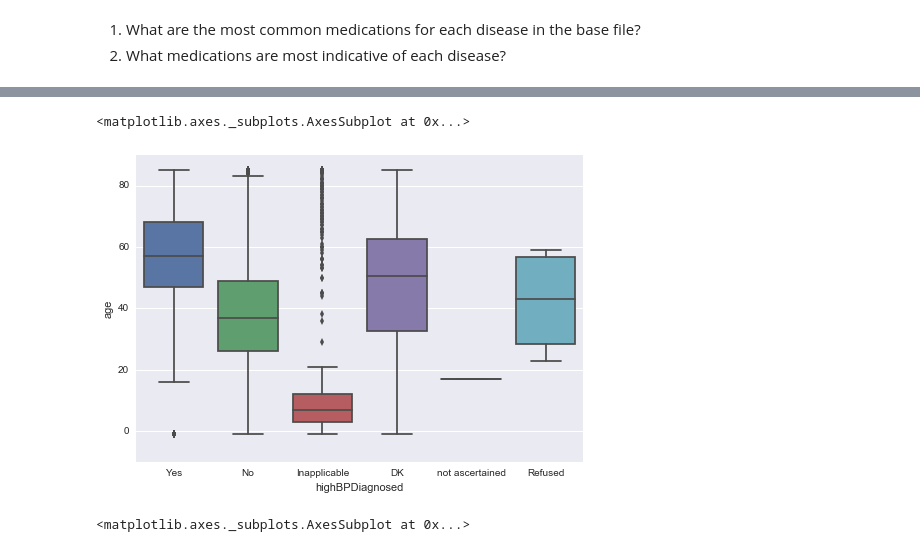
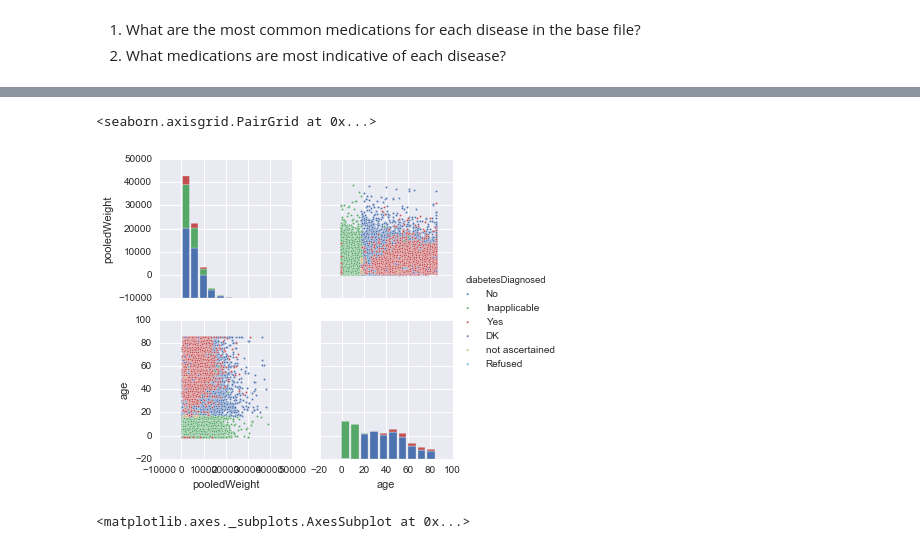
Before and after one commit to autumnchimes/medpred, a Jupyter notebook: Diseases.ipynb, the cells around one changed output, grey strips where cells are left out. Saved outputs shown, nothing was run; the diff lists cells and outputs as text; code cells hidden in the pictures.

```diff
--- a/Diseases.ipynb
+++ b/Diseases.ipynb
@@ -87,6 +91,7 @@ base_data.head()  # If people are under 16 they can't be married?  Or question i
 | 4 | 5 | 10008101 | 15 | 3635.552466 | 51 | Male | Multiple | MARRIED | No | ... |
 # %%
 base_copy = base_data.copy(deep=True)
+base_copy = base_copy.drop('Unnamed: 0', 1)
 # %%
 # Looking at frequencies for categorical variables
 base_copy['entry_count'] = 1
@@ -361,8 +827,13 @@ sns.swarmplot(x='chdDiagnosed', y='age', data=base_copy.sample(400))
-# %%
-sns.boxplot(x='highBPDiagnosed', y='age', data=base_copy)
-# %% [output]
-<matplotlib.axes._subplots.AxesSubplot at 0x...>
-[figure, removed]
+# %%
+# Pairplot works well for looking at correlations between continuous variables
+# Can also color the scatter plots with a categorical variable
+sns.set()
+
+df = base_copy[['pooledWeight', 'age', 'diabetesDiagnosed']]
+sns.pairplot(df, hue='diabetesDiagnosed', markers='.')
+# %% [output]
+<seaborn.axisgrid.PairGrid at 0x...>
+[figure, added]
 # %%
 sns.boxplot(x='chdDiagnosed', y='age', data=base_copy)
 # %% [output]
```
Also changed, not shown: parts of 94 cells of this notebook, 5 other files.
